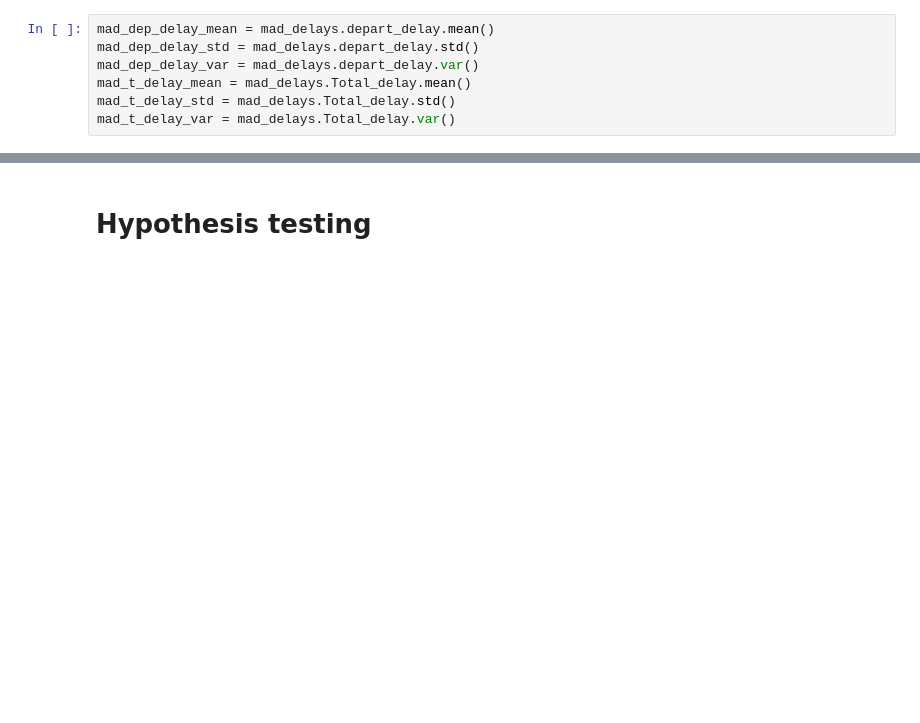
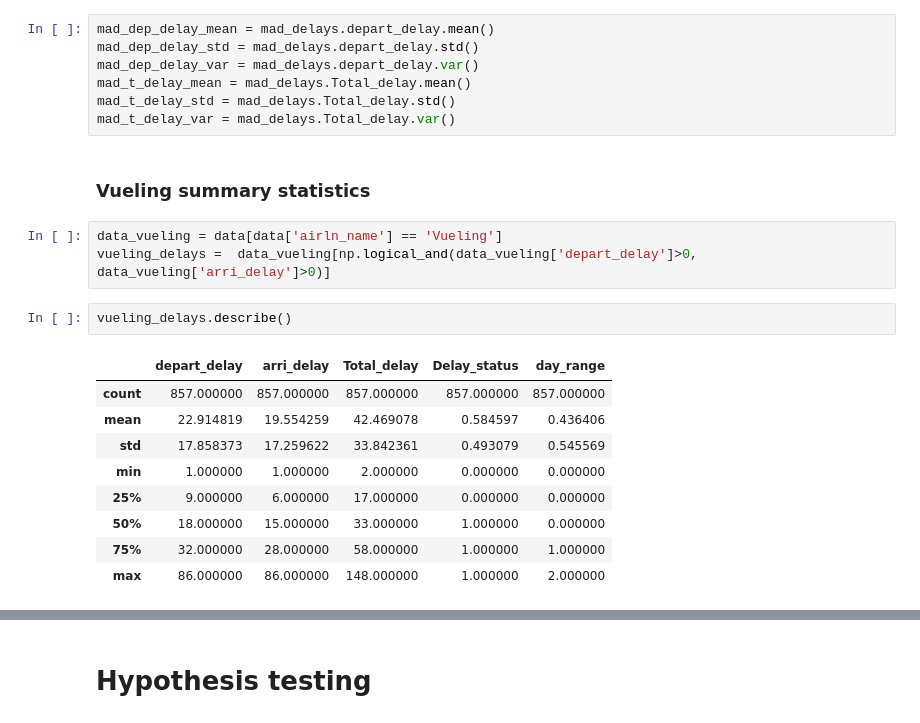
Before and after one commit to albertoabreu91/Airplanes_delay_project, a Jupyter notebook: your-project/Analysis/Hypothesis_testing.ipynb, the cells around one changed output, grey strips where cells are left out. Saved outputs shown, nothing was run; the diff lists cells and outputs as text; blank space fills up the shorter version.

```diff
--- a/your-project/Analysis/Hypothesis_testing.ipynb
+++ b/your-project/Analysis/Hypothesis_testing.ipynb
@@ -142,3 +217,20 @@ mad_dep_delay_var = mad_delays.depart_delay.var()
 mad_t_delay_mean = mad_delays.Total_delay.mean()
 mad_t_delay_std = mad_delays.Total_delay.std()
 mad_t_delay_var = mad_delays.Total_delay.var()
+# %% [markdown]
+### Vueling summary statistics
+# %%
+data_vueling = data[data['airln_name'] == 'Vueling']
+vueling_delays =  data_vueling[np.logical_and(data_vueling['depart_delay']>0, data_vueling['arri_delay']>0)]
+# %%
+vueling_delays.describe()
+# %% [output]
+|  | depart_delay | arri_delay | Total_delay | Delay_status | day_range |
+| count | 857.000000 | 857.000000 | 857.000000 | 857.000000 | 857.000000 |
+| mean | 22.914819 | 19.554259 | 42.469078 | 0.584597 | 0.436406 |
+| std | 17.858373 | 17.259622 | 33.842361 | 0.493079 | 0.545569 |
+| min | 1.000000 | 1.000000 | 2.000000 | 0.000000 | 0.000000 |
+| 25% | 9.000000 | 6.000000 | 17.000000 | 0.000000 | 0.000000 |
+| 50% | 18.000000 | 15.000000 | 33.000000 | 1.000000 | 0.000000 |
+| 75% | 32.000000 | 28.000000 | 58.000000 | 1.000000 | 1.000000 |
+| max | 86.000000 | 86.000000 | 148.000000 | 1.000000 | 2.000000 |
```
Also changed, not shown: parts of 33 cells of this notebook.
